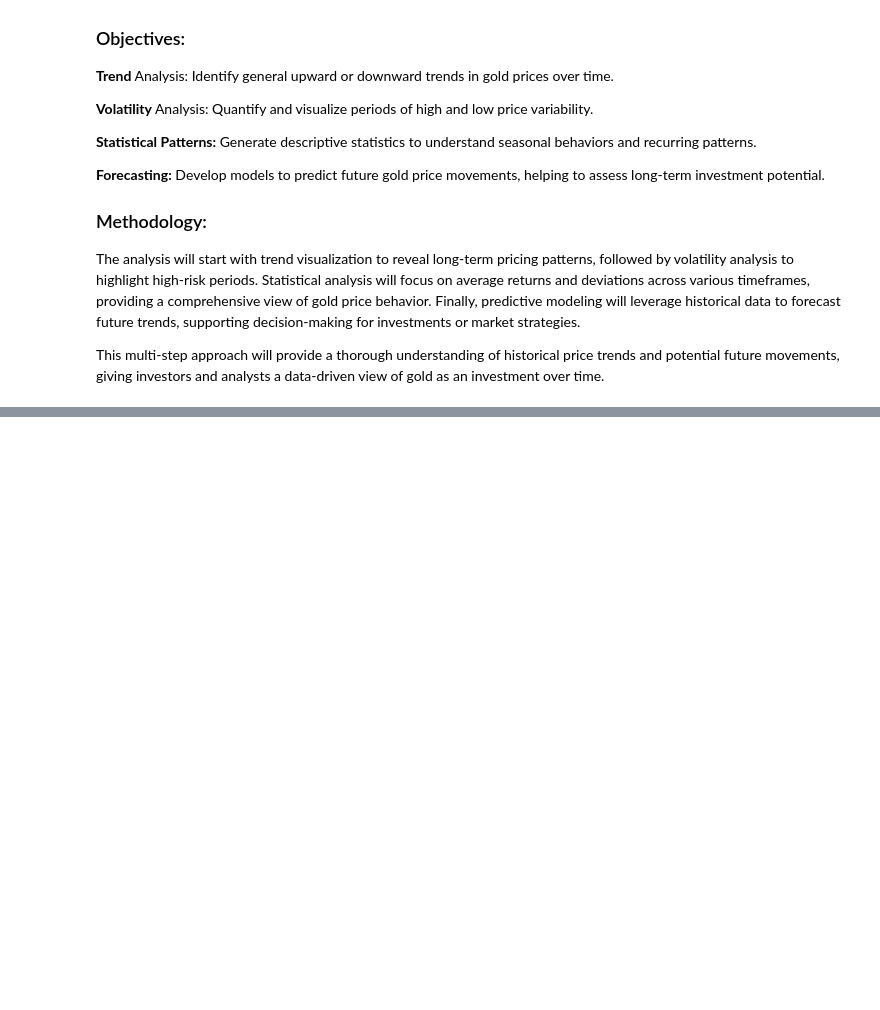
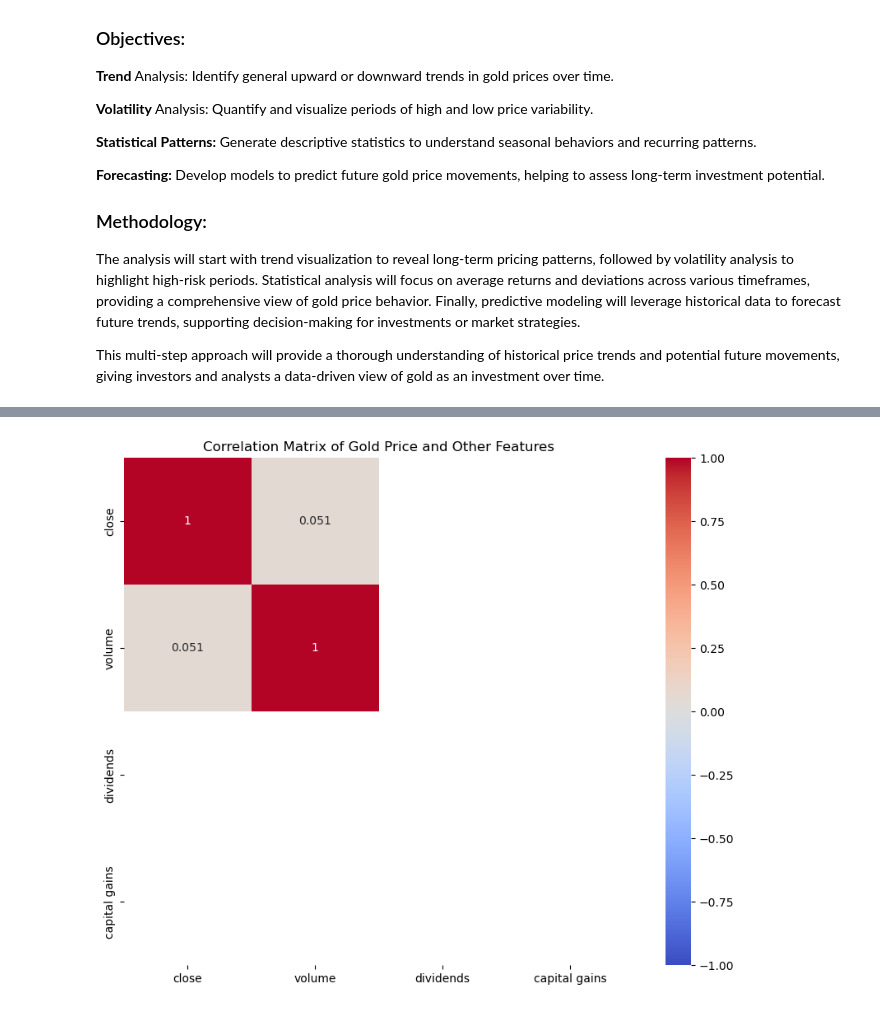
Before and after one commit to Mattyb883/gold-price-investment-strategy, a Jupyter notebook: gold_prices.ipynb, the cells around one changed output, grey strips where cells are left out. Saved outputs shown, nothing was run; the diff lists cells and outputs as text; code cells hidden in the pictures; blank space fills up the shorter version.

```diff
--- a/gold_prices.ipynb
+++ b/gold_prices.ipynb
@@ -275,0 +202,18 @@ The ARIMA model provided a basic yet effective tool for short-term price forecas
+# %%
+import pandas as pd
+import matplotlib.pyplot as plt
+import seaborn as sns
+
+# Select features to include in the correlation analysis
+correlation_data = updated_gold_data[['close', 'volume', 'dividends', 'capital gains']]
+
+# Calculate the correlation matrix
+correlation_matrix = correlation_data.corr()
+
+# Plot the correlation matrix as a heatmap
+plt.figure(figsize=(10, 8))
+sns.heatmap(correlation_matrix, annot=True, cmap="coolwarm", vmin=-1, vmax=1)
+plt.title("Correlation Matrix of Gold Price and Other Features")
+plt.show()
+# %% [output]
+[figure, added]
```
Also changed, not shown: parts of 22 cells of this notebook, 3 other files.
